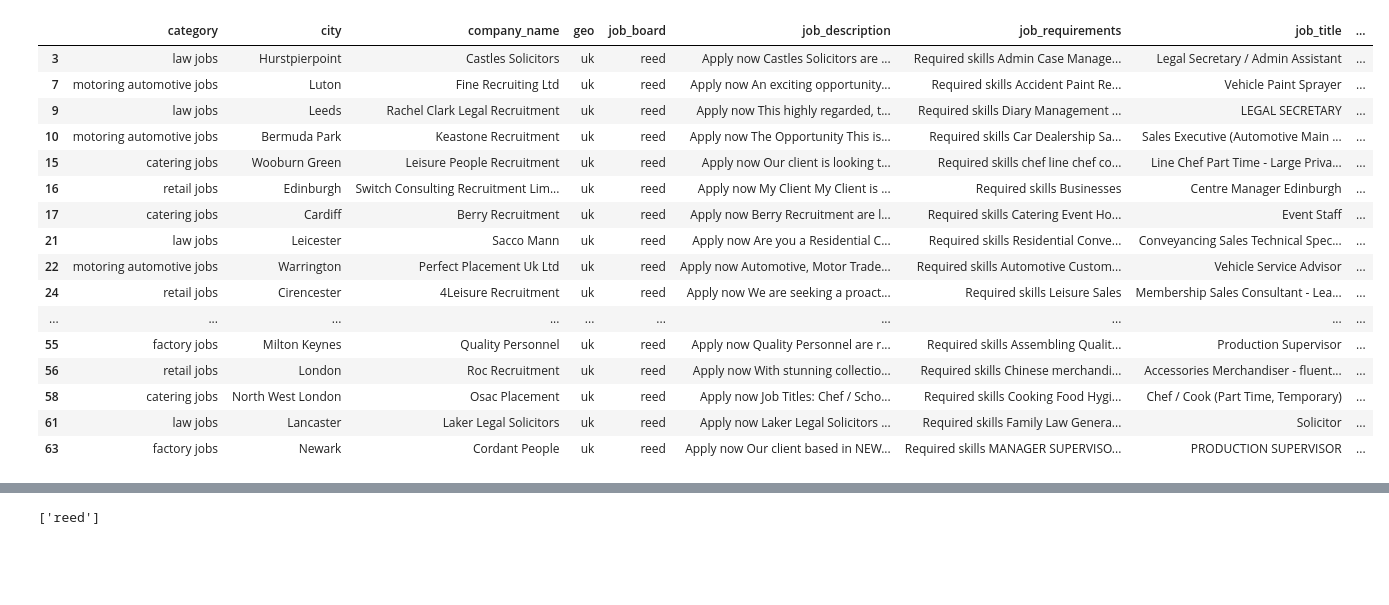
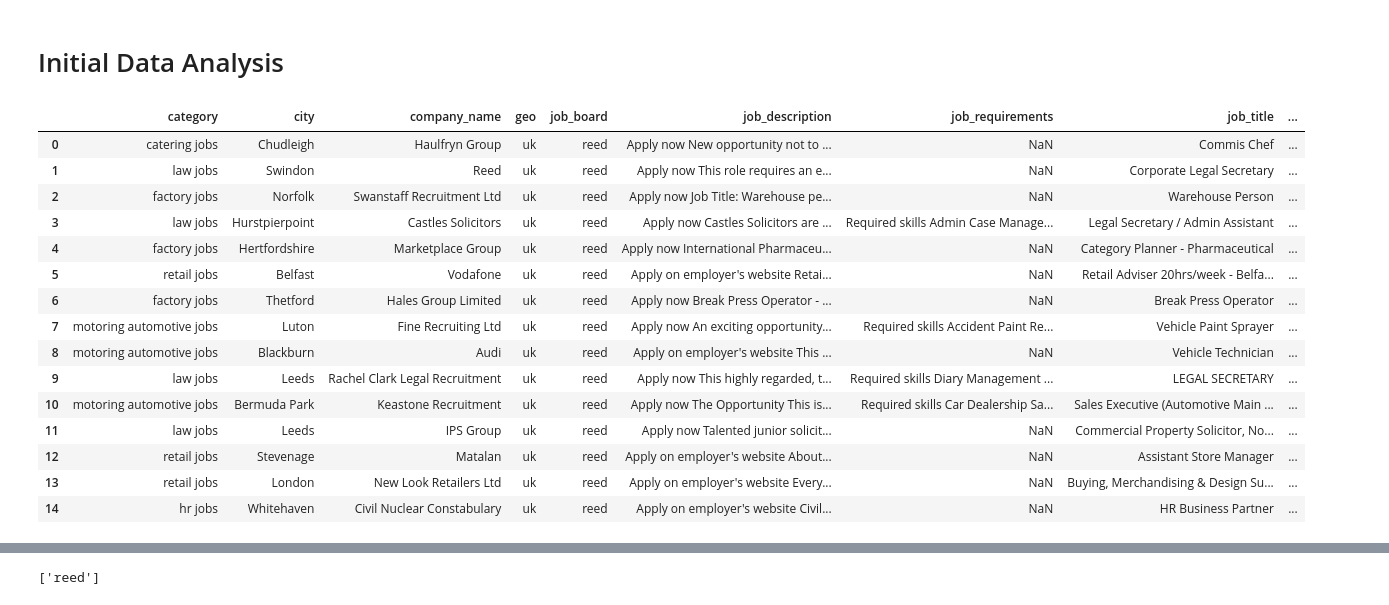
Before and after one commit to Gabodp/TorreInternshipTest, a Jupyter notebook: Data Analysis.ipynb, the cells around one changed output, grey strips where cells are left out. Cells and saved outputs as stored; diff of their text form; code cells hidden in the pictures; blank space fills up the shorter version.

Commit message:
8th Commit

```diff
--- a/Data Analysis.ipynb
+++ b/Data Analysis.ipynb
@@ -1,25 +1,26 @@
 # %%
 import pandas as pd
+# %% [markdown]
+# Initial Data Analysis
 # %%
 csv_file_name = "reed_uk.csv"
 df = pd.read_csv(csv_file_name)
 # %%
-df.head(20)
+df.head(15)
 # %% [output]
 |  | category | city | company_name | geo | job_board | job_description | job_requirements | job_title | ... |
+| 0 | catering jobs | Chudleigh | Haulfryn Group | uk | reed | Apply now New opportunity not to ... | NaN | Commis Chef | ... |
+| 1 | law jobs | Swindon | Reed | uk | reed | Apply now This role requires an e... | NaN | Corporate Legal Secretary | ... |
+| 2 | factory jobs | Norfolk | Swanstaff Recruitment Ltd | uk | reed | Apply now Job Title: Warehouse pe... | NaN | Warehouse Person | ... |
 | 3 | law jobs | Hurstpierpoint | Castles Solicitors | uk | reed | Apply now Castles Solicitors are ... | Required skills Admin Case Manage... | Legal Secretary / Admin Assistant | ... |
+| 4 | factory jobs | Hertfordshire | Marketplace Group | uk | reed | Apply now International Pharmaceu... | NaN | Category Planner - Pharmaceutical | ... |
+| 5 | retail jobs | Belfast | Vodafone | uk | reed | Apply on employer's website Retai... | NaN | Retail Adviser 20hrs/week - Belfa... | ... |
+| 6 | factory jobs | Thetford | Hales Group Limited | uk | reed | Apply now Break Press Operator - ... | NaN | Break Press Operator | ... |
 | 7 | motoring automotive jobs | Luton | Fine Recruiting Ltd | uk | reed | Apply now An exciting opportunity... | Required skills Accident Paint Re... | Vehicle Paint Sprayer | ... |
+| 8 | motoring automotive jobs | Blackburn | Audi | uk | reed | Apply on employer's website This ... | NaN | Vehicle Technician | ... |
 | 9 | law jobs | Leeds | Rachel Clark Legal Recruitment | uk | reed | Apply now This highly regarded, t... | Required skills Diary Management ... | LEGAL SECRETARY | ... |
 | 10 | motoring automotive jobs | Bermuda Park | Keastone Recruitment | uk | reed | Apply now The Opportunity This is... | Required skills Car Dealership Sa... | Sales Executive (Automotive Main ... | ... |
-| 15 | catering jobs | Wooburn Green | Leisure People Recruitment | uk | reed | Apply now Our client is looking t... | Required skills chef line chef co... | Line Chef Part Time - Large Priva... | ... |
-| 16 | retail jobs | Edinburgh | Switch Consulting Recruitment Lim... | uk | reed | Apply now My Client My Client is ... | Required skills Businesses | Centre Manager Edinburgh | ... |
-| 17 | catering jobs | Cardiff | Berry Recruitment | uk | reed | Apply now Berry Recruitment are l... | Required skills Catering Event Ho... | Event Staff | ... |
-| 21 | law jobs | Leicester | Sacco Mann | uk | reed | Apply now Are you a Residential C... | Required skills Residential Conve... | Conveyancing Sales Technical Spec... | ... |
-| 22 | motoring automotive jobs | Warrington | Perfect Placement Uk Ltd | uk | reed | Apply now Automotive, Motor Trade... | Required skills Automotive Custom... | Vehicle Service Advisor | ... |
-| 24 | retail jobs | Cirencester | 4Leisure Recruitment | uk | reed | Apply now We are seeking a proact... | Required skills Leisure Sales | Membership Sales Consultant - Lea... | ... |
-| ... | ... | ... | ... | ... | ... | ... | ... | ... | ... |
-| 55 | factory jobs | Milton Keynes | Quality Personnel | uk | reed | Apply now Quality Personnel are r... | Required skills Assembling Qualit... | Production Supervisor | ... |
-| 56 | retail jobs | London | Roc Recruitment | uk | reed | Apply now With stunning collectio... | Required skills Chinese merchandi... | Accessories Merchandiser - fluent... | ... |
-| 58 | catering jobs | North West London | Osac Placement | uk | reed | Apply now Job Titles: Chef / Scho... | Required skills Cooking Food Hygi... | Chef / Cook (Part Time, Temporary) | ... |
-| 61 | law jobs | Lancaster | Laker Legal Solicitors | uk | reed | Apply now Laker Legal Solicitors ... | Required skills Family Law Genera... | Solicitor | ... |
-| 63 | factory jobs | Newark | Cordant People | uk | reed | Apply now Our client based in NEW... | Required skills MANAGER SUPERVISO... | PRODUCTION SUPERVISOR | ... |
+| 11 | law jobs | Leeds | IPS Group | uk | reed | Apply now Talented junior solicit... | NaN | Commercial Property Solicitor, No... | ... |
+| 12 | retail jobs | Stevenage | Matalan | uk | reed | Apply on employer's website About... | NaN | Assistant Store Manager | ... |
+| 13 | retail jobs | London | New Look Retailers Ltd | uk | reed | Apply on employer's website Every... | NaN | Buying, Merchandising & Design Su... | ... |
+| 14 | hr jobs | Whitehaven | Civil Nuclear Constabulary | uk | reed | Apply on employer's website Civil... | NaN | HR Business Partner | ... |
```
Also changed, not shown: parts of 12 cells of this notebook, 1 other file.
